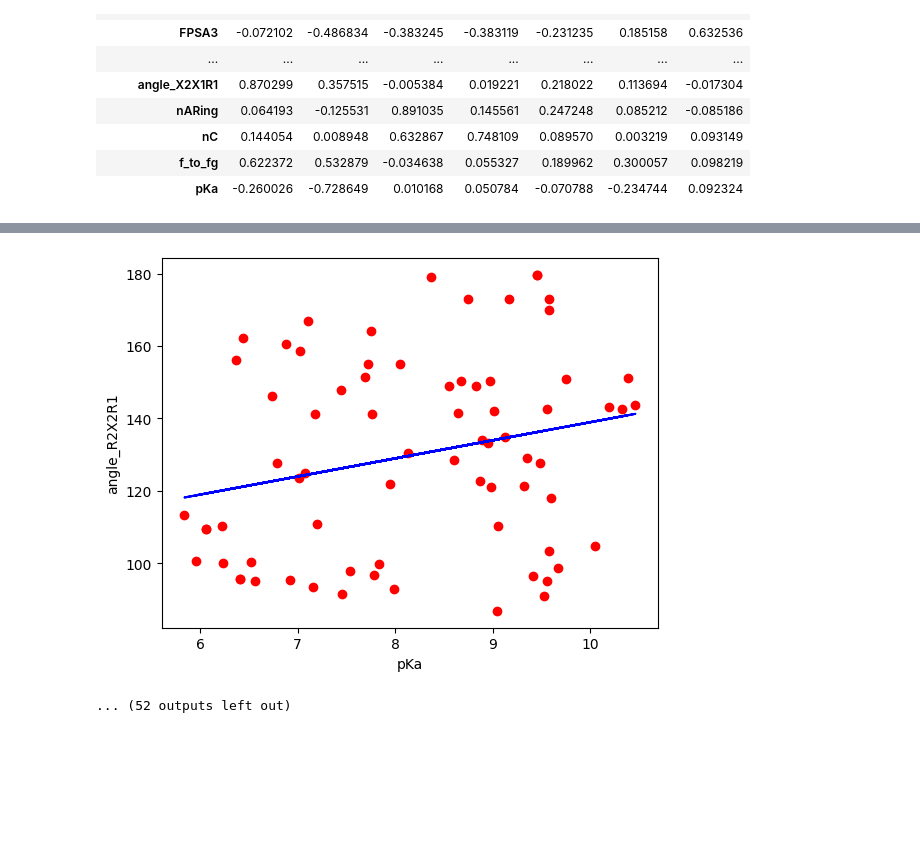
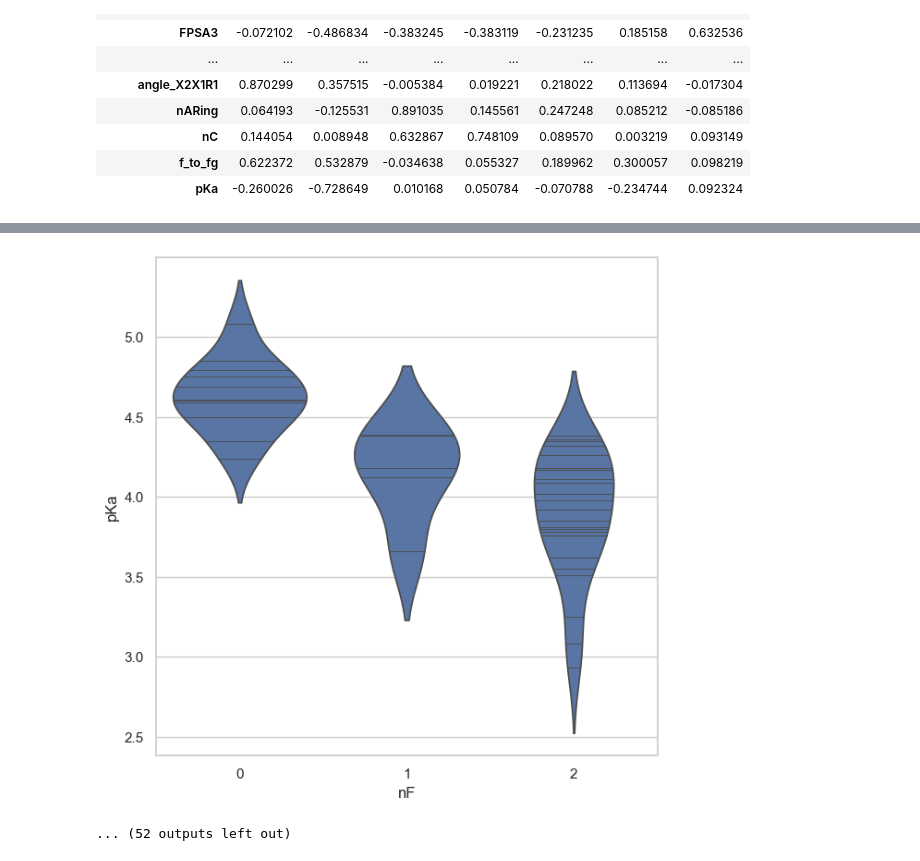
Before and after one commit to blackthorn-ai/XAI_Chem, a Jupyter notebook: ml_part/h2o_model/08.02.24_features_2.2/pKa_factor_analysis_understandable.ipynb, the cells around one changed output, grey strips where cells are left out. Saved outputs shown, nothing was run; the diff lists cells and outputs as text; code cells hidden in the pictures; blank space fills up the shorter version.

```diff
--- a/ml_part/h2o_model/08.02.24_features_2.2/pKa_factor_analysis_understandable.ipynb
+++ b/ml_part/h2o_model/08.02.24_features_2.2/pKa_factor_analysis_understandable.ipynb
@@ -335,0 +702,11 @@ fa_load.style.background_gradient(cmap="coolwarm")
+# %%
+from sklearn.preprocessing import StandardScaler
+
+n_factors = 7
+
+fa = FactorAnalyzer(n_factors=n_factors, rotation="varimax")
+
+fa.fit(df_features)
+
+fa_load = pd.DataFrame(fa.loadings_,index=df_features.columns)
+fa_load.style.background_gradient(cmap="coolwarm")
@@ -336,7 +731,35 @@ fa_load.style.background_gradient(cmap="coolwarm")
 # %%
 import matplotlib.pyplot as plt
 import numpy as np
-from scipy.stats import linregress
+from scipy.stats import linregress, mannwhitneyu, kruskal
+import seaborn
+
+seaborn.set_theme(style = 'whitegrid')
+
+
+def complete_mannwhitneyu_test(values1, values2, feature_name):
+    result = mannwhitneyu(values1, values2, alternative='two-sided')
+
+    print(f"Mann-Whitney U for {feature_name}: {result.statistic:.2f}")
+    print(f"P-value: {result.pvalue:.4f}")
+
+    if result.pvalue < 0.05:
+        print("There is a statistically significant difference between the groups")
+    else:
+        print("There isn't any statistically significant difference between the groups")
+
+
+def complete_kruskal_test(groups, feature_name):
+    result = kruskal(*groups)
+
+    print(f"Kruskal for {feature_name}: {result.statistic:.2f}")
+    print(f"P-value: {result.pvalue:.4f}")
+
+    if result.pvalue < 0.05:
+        print("There is a statistically significant difference between the groups")
+    else:
+        print("There isn't any statistically significant difference between the groups")
+
 
 feature_names = df_features.columns
 
@@ -350,7 +773,8 @@ for factor_index in range(n_factors):
         if feature_names[feature_index] == 'pKa':
             continue
 
-        print(f"Factor: {factor_index}, feature: {feature_names[feature_index]}, representation: {factor_representation[feature_index]}, pKa repsentation: {factor_representation[-1]}")
+        feature_name = feature_names[feature_index]
+        # print(f"Factor: {factor_index}, feature: {feature_names[feature_index]}, representation: {factor_representation[feature_index]}, pKa repsentation: {factor_representation[-1]}")
 
         _x = list(df_features['pKa'])
         _y = list(df_features[feature_names[feature_index]])
@@ -362,12 +786,48 @@ for factor_index in range(n_factors):
                 x.append(_x[index])
                 y.append(_y[index])
 
-        slope, intercept, r, p, se = linregress(x, y)
-        y_line = [slope * xi + intercept for xi in x]
 
-        plt.scatter(x=x, y=y, color="red")
-        plt.plot(x, y_line, color="blue")
-        plt.xlabel('pKa')
-        plt.ylabel(feature_names[feature_index])
-        plt.show()
+        print(f"Amount of feature: {feature_name}: {len(set(y))}")
+        if len(set(y)) > 10:
+            slope, intercept, r, p, se = linregress(x, y)
+            y_line = [slope * xi + intercept for xi in x]
+
+            print(f"R^2 score: {pow(r, 2)}")
+            print(calculate_metrics(y, y_line))
+
+            plt.scatter(x=x, y=y, color="red")
+            plt.plot(x, y_line, color="blue")
+            plt.xlabel('pKa')
+            plt.ylabel(feature_names[feature_index])
+            plt.show()
+            # break
+
+        else:
+
+            df_dict = {}
+            vals, names, xs = [],[],[]
+            for i, unique_values in enumerate(sorted(set(y))):
+                values = df_features[df_features[feature_name] == unique_values]['pKa']
+                vals.append(values)
+                names.append(f"{feature_name}: {i}")
+                df_dict[f"{feature_name}: {unique_values}"] = values
+                xs.append(np.random.normal(unique_values, 0.08, values.shape[0]))
+
+            if len(set(y)) == 2:
+                values1 = df_features[df_features[feature_name] == list(set(y))[0]]['pKa']
+                values2 = df_features[df_features[feature_name] == list(set(y))[1]]['pKa']
+                complete_mannwhitneyu_test(values1=values1,
+                                           values2=values2,
+                                           feature_name=feature_name)
+            else:
+                complete_kruskal_test(groups=vals,
+                                      feature_name=feature_name)
+
+            df = pd.DataFrame(df_dict)
+
+            plt.figure(figsize=(7,7))
+            seaborn.violinplot(x=feature_name, y ='pKa',
+                               data = df_features,
+                               inner="stick")
+            plt.show()
 # %% [output]
@@ -385,2 +858,2 @@ Factor: 0, feature: angle_R2X2R1, representation: 0.9423145232568972, pKa repsen
-[figure, old version]
+[figure, new version]
 ... (52 outputs left out)
```
Also changed, not shown: parts of 14 cells of this notebook, 7 other files.
